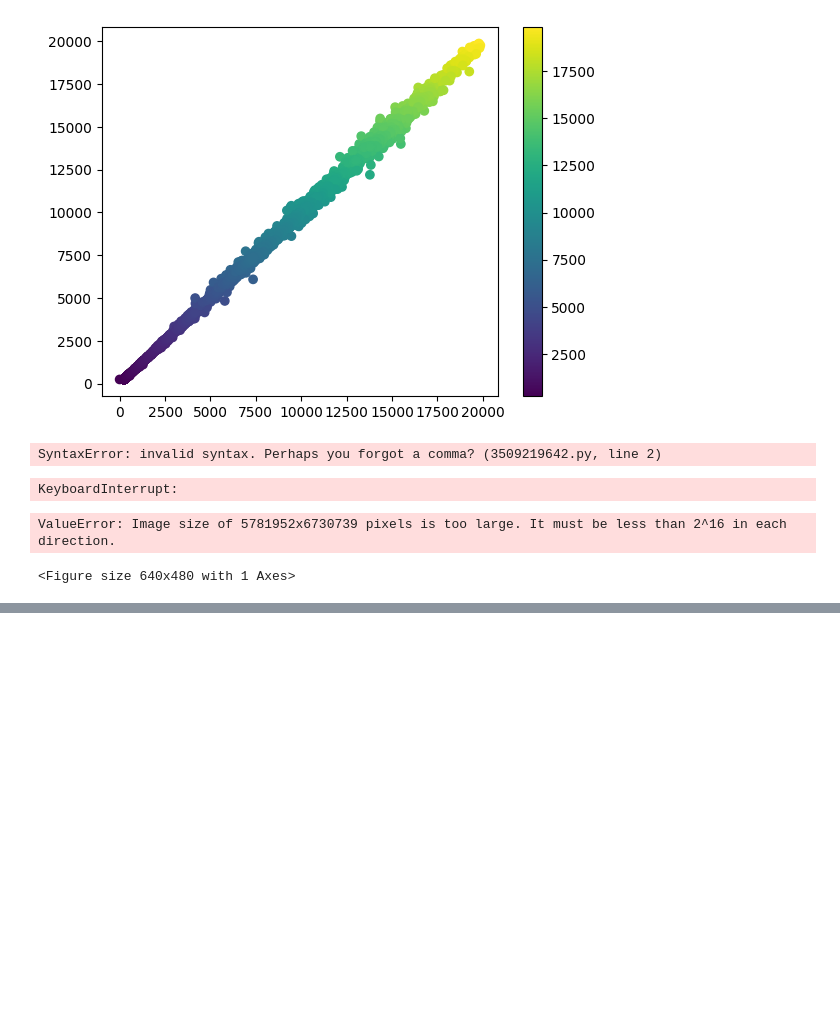
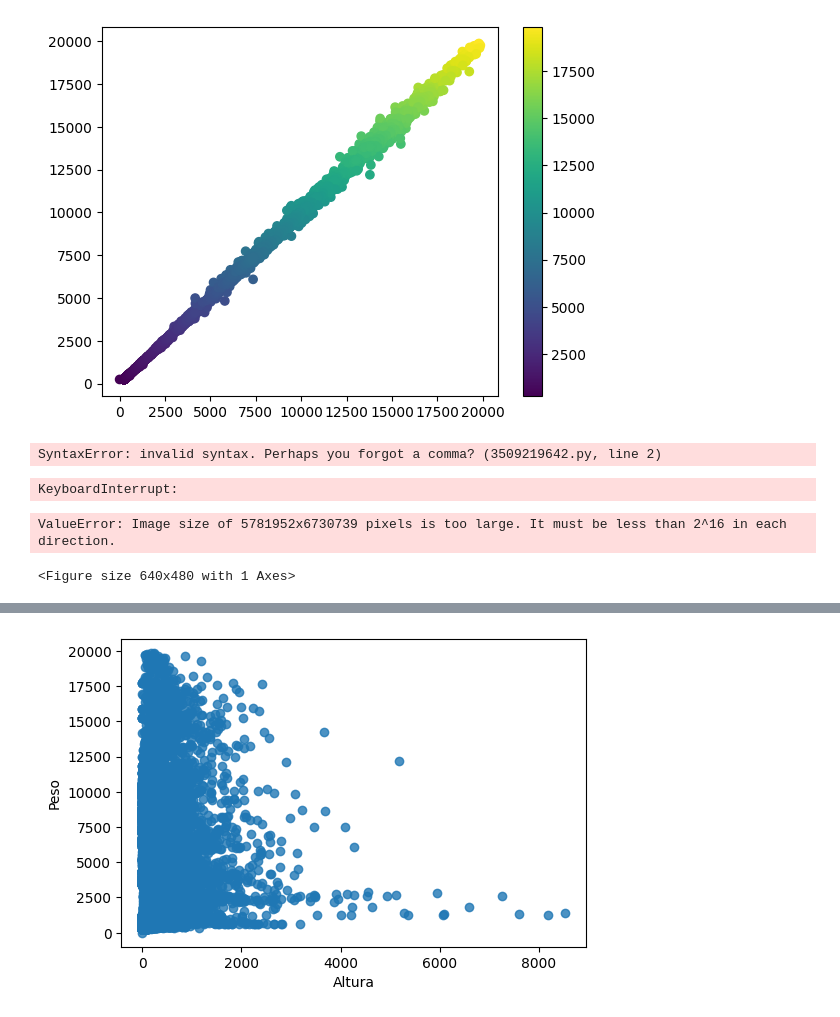
Before and after one commit to Joss931/codespaces-jupyter, a Jupyter notebook: Clase 3 CoderHouse/Clase_4/Ejersicio.ipynb, the cells around one changed output, grey strips where cells are left out. Saved outputs shown, nothing was run; the diff lists cells and outputs as text; code cells hidden in the pictures; blank space fills up the shorter version.

```diff
--- a/Clase 3 CoderHouse/Clase_4/Ejersicio.ipynb
+++ b/Clase 3 CoderHouse/Clase_4/Ejersicio.ipynb
@@ -114,0 +134,7 @@ ValueError: Image size of 5781952x6730739 pixels is too large. It must be less t
+# %%
+fig, ax = plt.subplots(1, 1, figsize=(6,4))
+ax.scatter(x=df.Volume, y=df.Open, alpha= 0.8)
+ax.set_xlabel('Altura')
+ax.set_ylabel('Peso');
+# %% [output]
+[figure, added]
```
Also changed, not shown: parts of 5 cells of this notebook, 1 other file.
